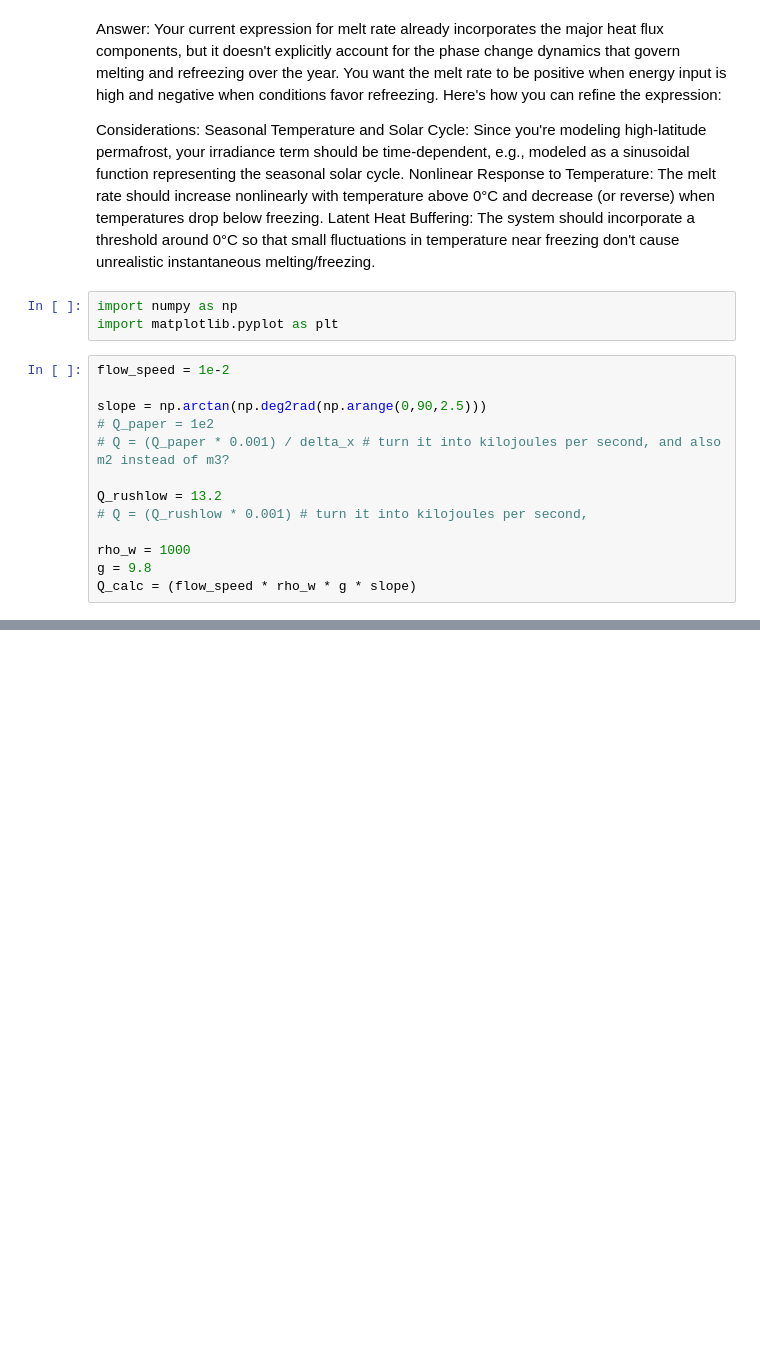
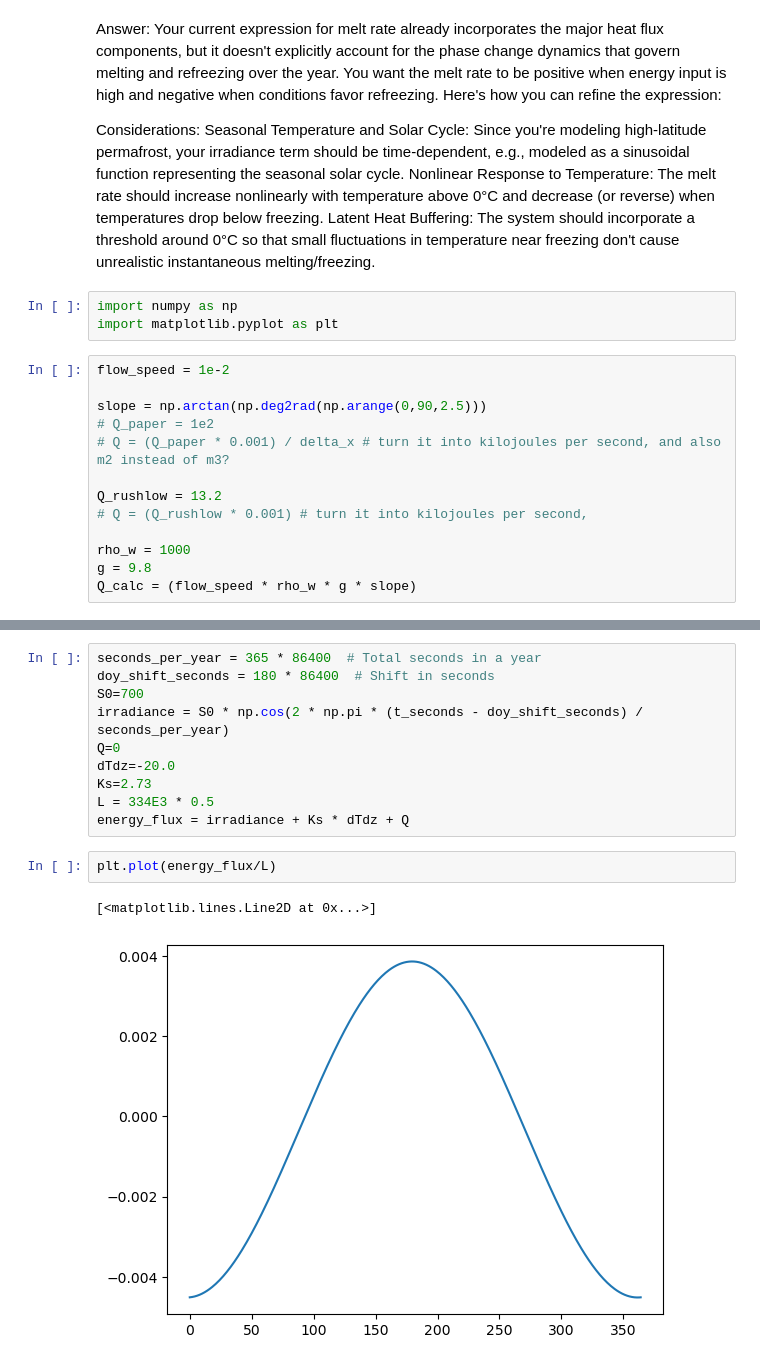
Before and after one commit to jmdelvecchio/wts-in-landlab, a Jupyter notebook: analytic.ipynb, the cells around one changed output, grey strips where cells are left out. Drawn from its saved outputs; the diff is of its cells as text; blank space fills up the shorter version.

```diff
--- a/analytic.ipynb
+++ b/analytic.ipynb
@@ -85,0 +84,15 @@ plt.plot(np.cumsum(melt_rate(t_seconds, Q=15)))
+# %%
+seconds_per_year = 365 * 86400  # Total seconds in a year
+doy_shift_seconds = 180 * 86400  # Shift in seconds
+S0=700
+irradiance = S0 * np.cos(2 * np.pi * (t_seconds - doy_shift_seconds) / seconds_per_year)
+Q=0
+dTdz=-20.0
+Ks=2.73
+L = 334E3 * 0.5
+energy_flux = irradiance + Ks * dTdz + Q
+# %%
+plt.plot(energy_flux/L)
+# %% [output]
+[<matplotlib.lines.Line2D at 0x...>]
+[figure, added]
```
Also changed, not shown: parts of 2 cells of this notebook, 1 other file.
